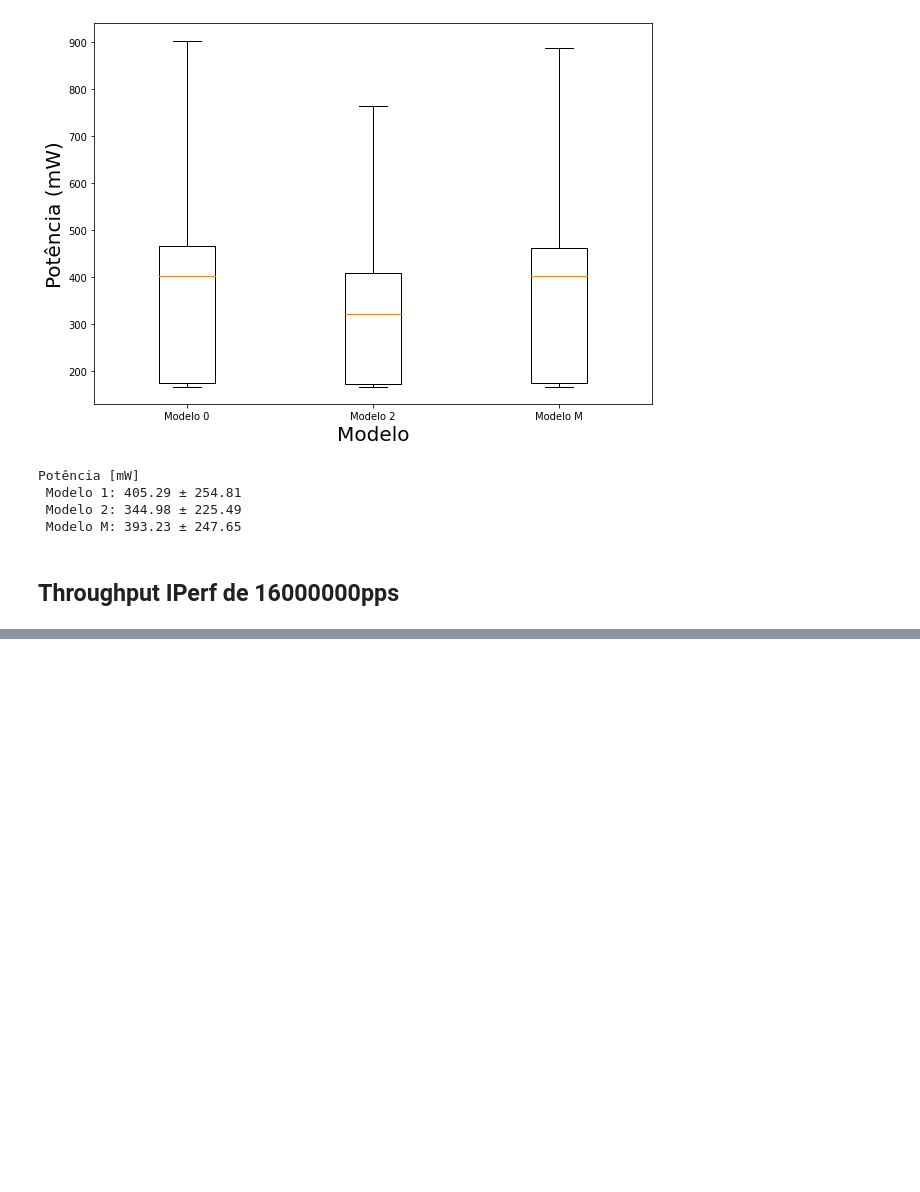
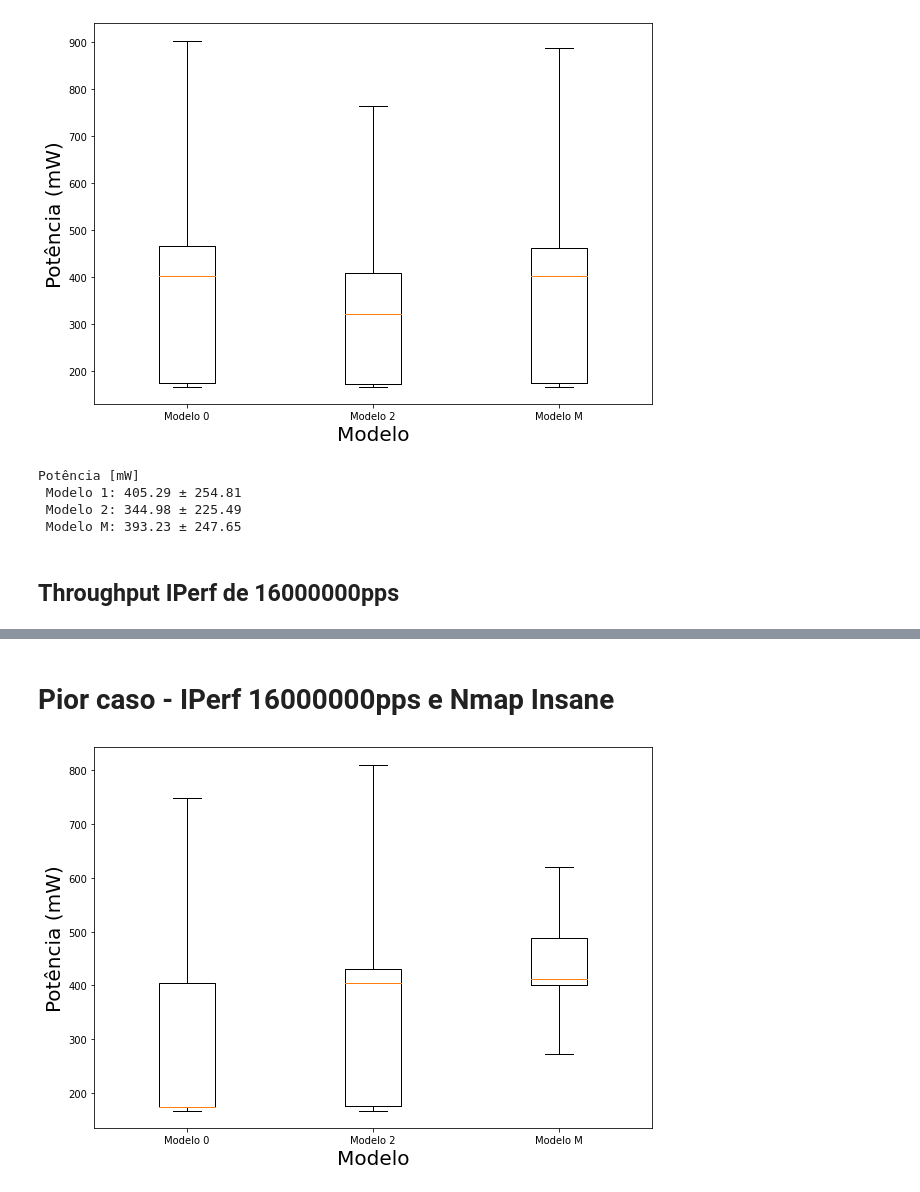
Before and after one commit to pedromonici/T800, a Jupyter notebook: pwr_measure/Data Analysis.ipynb, the cells around one changed output, grey strips where cells are left out. Saved outputs shown, nothing was run; the diff lists cells and outputs as text; code cells hidden in the pictures; blank space fills up the shorter version.

```diff
--- a/pwr_measure/Data Analysis.ipynb
+++ b/pwr_measure/Data Analysis.ipynb
@@ -265,0 +266,31 @@ Potência [mW]
+# %% [markdown]
+# Pior caso - IPerf 16000000pps e Nmap Insane
+# %%
+model_0 = []
+model_2 = []
+model_m = []
+
+for f in files:
+    df = pd.read_csv(f, header=0, names=column_names)
+
+    if "16000000pps" in f:
+        if "insane" in f:
+            if "\\0_" in f:
+                model_0.append(df["pwr_mW"].loc[df.discrete == 1].values.T)
+            elif "\\2_" in f:
+                model_2.append(df["pwr_mW"].loc[df.discrete == 1].values.T)
+            elif "\\m_" in f:
+                model_m.append(df["pwr_mW"].loc[df.discrete == 1].values.T)
+# %%
+model_0 = np.concatenate(model_0, axis=0)
+model_2 = np.concatenate(model_2, axis=0)
+model_m = np.concatenate(model_m, axis=0)
+# %%
+data = [model_0, model_2, model_m]
+
+fig = plt.figure(figsize =(10, 7))
+plt.boxplot(data, showfliers=False, labels=["Modelo 0", "Modelo 2", "Modelo M"]);
+plt.xlabel("Modelo", fontsize=20)
+plt.ylabel("Potência (mW)", fontsize=20);
+# %% [output]
+[figure, added]
```
Also changed, not shown: parts of 9 cells of this notebook, 2 other files.
